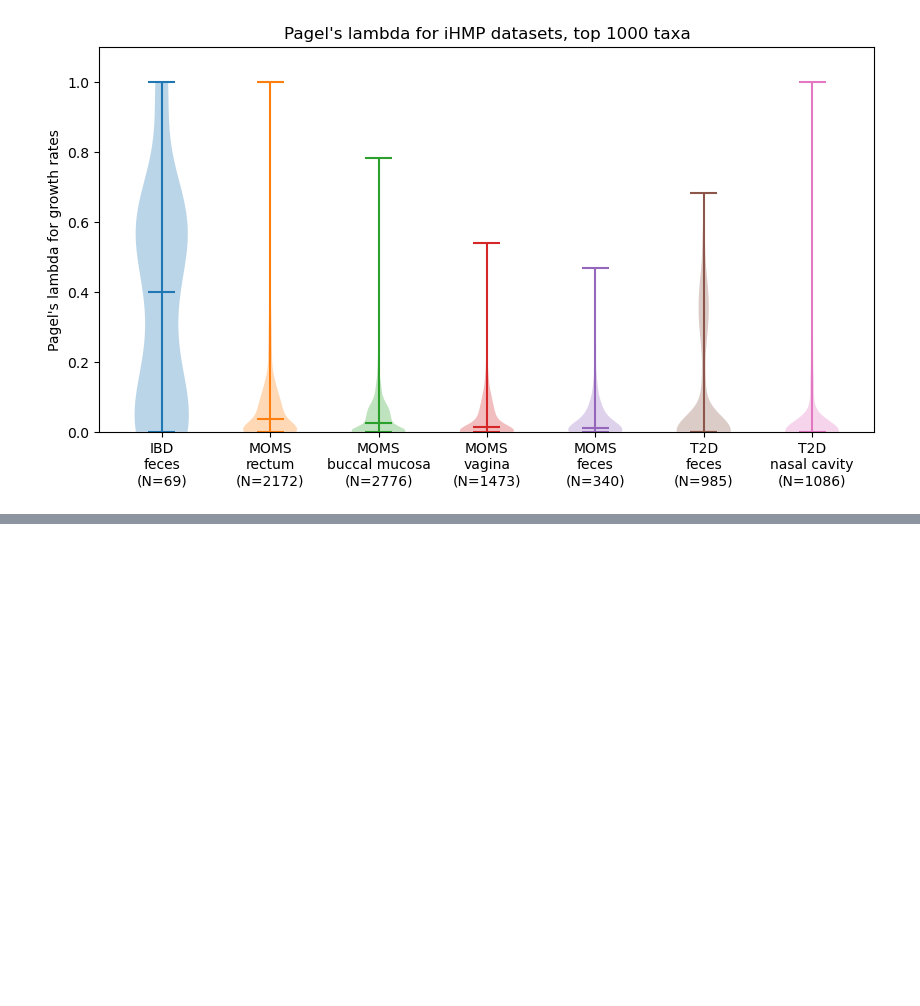
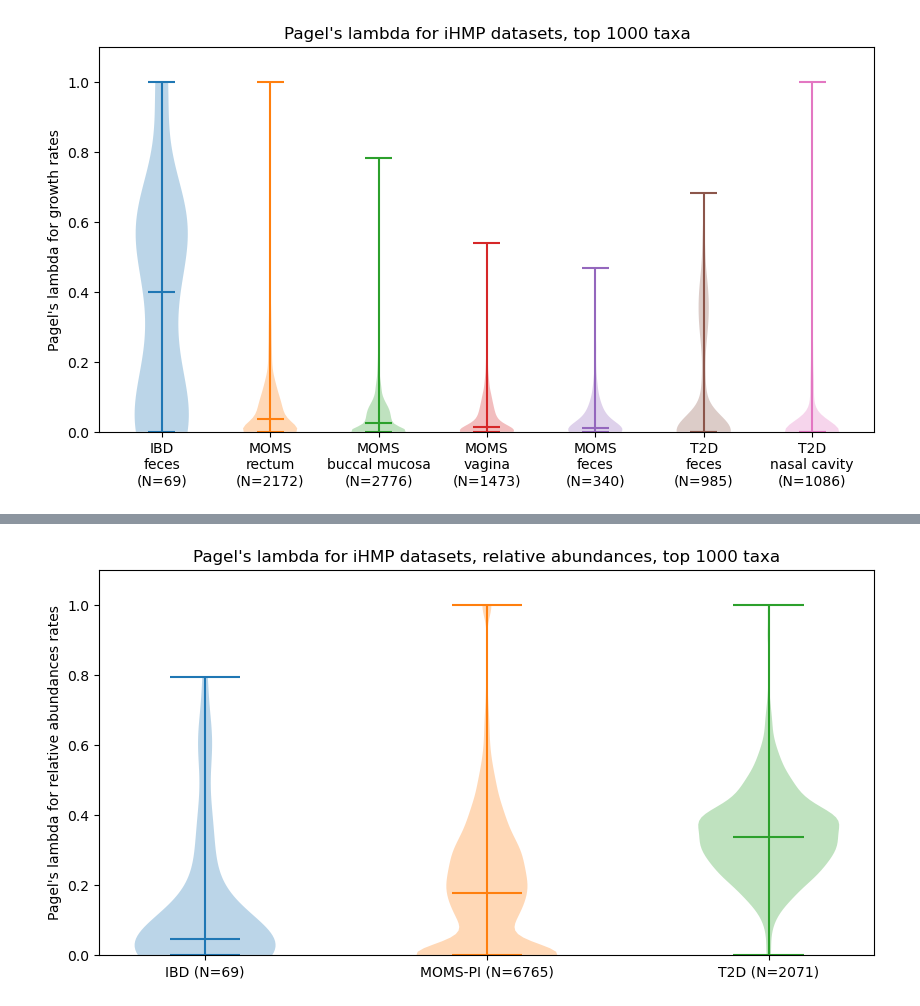
Before and after one commit to pchlenski/phylosig, a Jupyter notebook: 03_empirical.ipynb, the cells around one changed output, grey strips where cells are left out. Drawn from its saved outputs; the diff is of its cells as text; code cells hidden in the pictures; blank space fills up the shorter version.

```diff
--- a/03_empirical.ipynb
+++ b/03_empirical.ipynb
@@ -126,0 +151,44 @@ plt.show()
+# %%
+# abuns = {name: get_diffs(name, top_n=TOP_N, get_abundances=True) for name in names}
+
+# # Compute lambda values for each iHMP dataset:
+# for name in names:
+#     pls, tree = pagels_dataframe(abuns[name], GG_TREE)
+#     pls.to_csv(f"./results/{name}_abun_pls_top{TOP_N}.tsv", sep="\t")
+#     tree.write(format=1, outfile=f"./results/{name}_abun_tree_top{TOP_N}.nwk")
+
+# # Violin plot
+# # Violin plot
+# import matplotlib.pyplot as plt
+# import pandas as pd
+
+# data = []
+# for name in names:
+#     pls = pd.read_table(f"./results/{name}_abun_pls_top{TOP_N}.tsv")
+#     pls["dataset"] = name.upper()
+#     data.append(pls)
+
+# pls = pd.concat(data)
+
+# Plot
+plt.figure(figsize=(10, 5))
+datasets = pls["dataset"].unique()
+for i, dataset in enumerate(data):
+    plt.violinplot(
+        dataset["lambda"].dropna().values,
+        showmedians=True,
+        positions=[i + 1],
+    )
+
+# print(len(ibd_pls["lambda"].dropna().values)) # 69
+# print(len(moms_pls["lambda"].dropna().values)) # 6765
+# print(len(t2d_pls["lambda"].dropna().values)) # 2071
+
+plt.xticks(range(1, 4), ["IBD (N=69)", "MOMS-PI (N=6765)", "T2D (N=2071)"])
+plt.ylabel("Pagel's lambda for relative abundances rates")
+plt.title(f"Pagel's lambda for iHMP datasets, relative abundances, top {TOP_N} taxa")
+plt.ylim(0, 1.1)
+plt.savefig(f"./results/pls_top{TOP_N}.png", dpi=300)
+plt.show()
+# %% [output]
+[figure, added]
```
Also changed, not shown: parts of 4 cells of this notebook, 16 other files.
